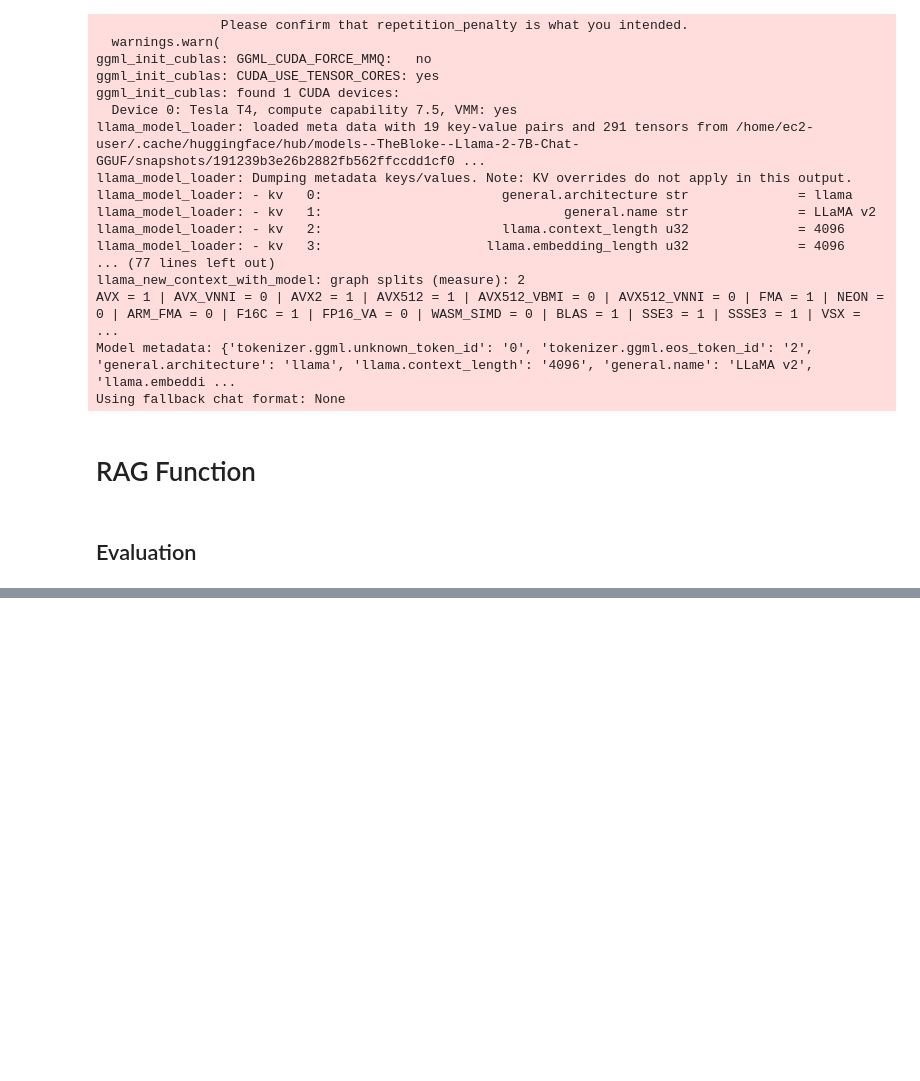
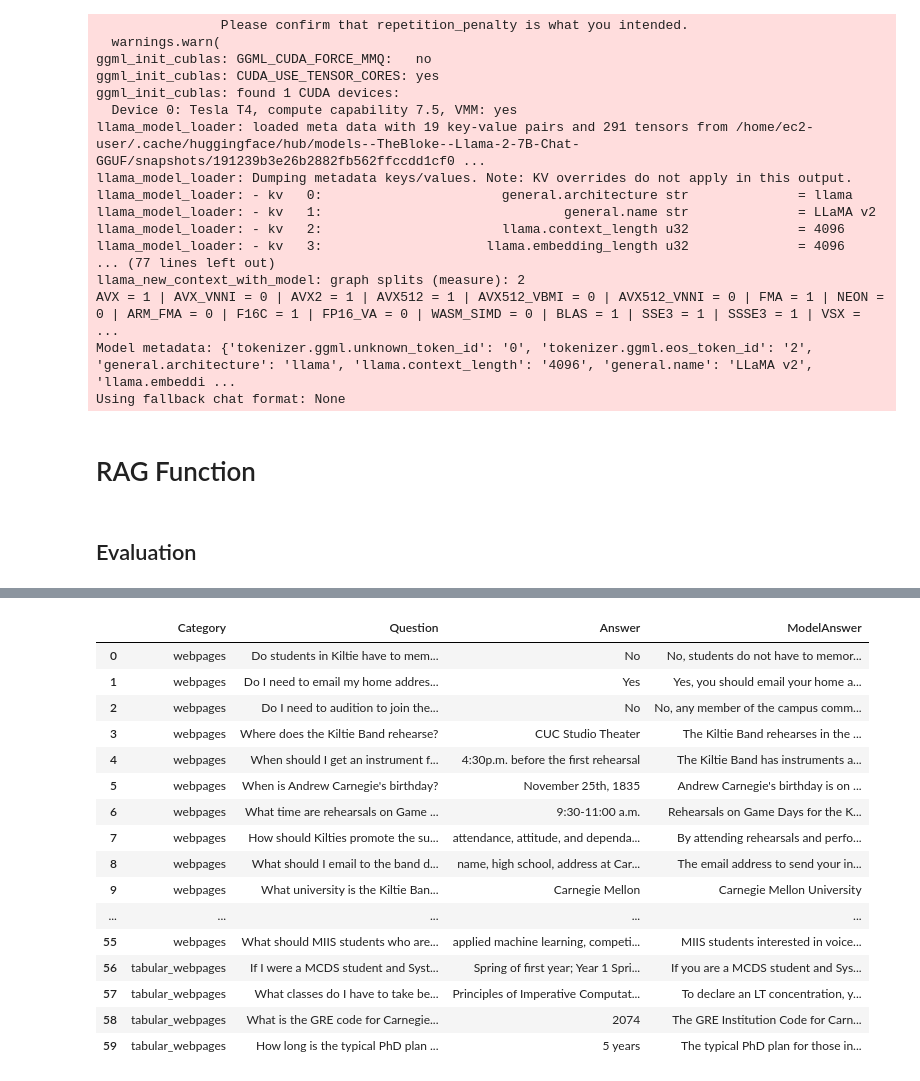
Before and after one commit to amandaLi7/NLP-RAG, a Jupyter notebook: src-rag-final/LlamaCcp-notemplate-1shot.ipynb, the cells around one changed output, grey strips where cells are left out. Cells and saved outputs as stored; diff of their text form; code cells hidden in the pictures; blank space fills up the shorter version.

```diff
--- a/src-rag-final/LlamaCcp-notemplate-1shot.ipynb
+++ b/src-rag-final/LlamaCcp-notemplate-1shot.ipynb
@@ -147,5 +118,5 @@ embedding_model = HuggingFaceEmbeddings(
 # %%
-FAISS_FILE = '../faiss_index_total_papers_only'
+FAISS_FILE = '../faiss_index_total_final'
 # num_retrieved_docs: int = 5
 # num_docs_final: int = 3
 KNOWLEDGE_VECTOR_DATABASE = FAISS.load_local(FAISS_FILE, embedding_model, allow_dangerous_deserialization = True)
@@ -240,7 +211,7 @@ def answer_llama_new(
     context = "\nExtracted documents:\n"
     context += "".join([f"Document {str(i)}:::\n" + doc for i, doc in enumerate(relevant_docs_content)])
 
-    context_and_question = f"Please provide concise answers. Extract the most relevant information from the given context while keeping the responses as short as possible. Include multiple correct answers if necessary. If no relevant context, then say I dont know.\n\nContext:\n{context}\n\nQuestion:\n{question}\n\nAgain we just want main key points in the answers. For example, if the question is 'What is the biggest planet in the solar system?'; the answer should be 'Jupiter'\n.Answer:"
+    context_and_question = f"Please provide concise answers. Extract the most relevant information from the given context while keeping the responses as short as possible. Include multiple correct answers if necessary. If no relevant context, then say 'I dont know'.\n\nContext:\n{context}\n\nQuestion:\n{question}\n\nAgain we just want main key points in the answers. For example, if the question is 'What is the biggest planet in the solar system?'; the answer should be 'Jupiter'\n.Answer:"
 
     answer = llm.invoke(context_and_question)
 
@@ -319,10 +357,10 @@ df_with_model_answers.head()
 # %%
 # with additional extraction prompt after generation without prompt
-type(df['ModelAnswer'][0]),type(df['Answer'][0])
-df = df.astype(str)  # Convert columns to string type
+type(df_with_model_answers['ModelAnswer'][0]),type(df_with_model_answers['Answer'][0])
+df_with_model_answers = df_with_model_answers.astype(str)  # Convert columns to string type
 
 from evaluation_csv import total_score_csv
-exact_match, f1_score, recall_score = total_score_csv(df['ModelAnswer'], df['Answer'])
+exact_match, f1_score, recall_score = total_score_csv(df_with_model_answers['ModelAnswer'], df_with_model_answers['Answer'])
 print(f'Exact match: {exact_match}')
 print(f'F1 score: {f1_score}')
 print(f'Recall score: {recall_score}')
@@ -337,0 +400,20 @@ for category in df['Category'].unique():
+# %%
+display(df_with_model_answers.head(60))
+# %% [output]
+|  | Category | Question | Answer | ModelAnswer |
+| 0 | webpages | Do students in Kiltie have to mem... | No | No, students do not have to memor... |
+| 1 | webpages | Do I need to email my home addres... | Yes | Yes, you should email your home a... |
+| 2 | webpages | Do I need to audition to join the... | No | No, any member of the campus comm... |
+| 3 | webpages | Where does the Kiltie Band rehearse? | CUC Studio Theater | The Kiltie Band rehearses in the ... |
+| 4 | webpages | When should I get an instrument f... | 4:30p.m. before the first rehearsal | The Kiltie Band has instruments a... |
+| 5 | webpages | When is Andrew Carnegie's birthday? | November 25th, 1835 | Andrew Carnegie's birthday is on ... |
+| 6 | webpages | What time are rehearsals on Game ... | 9:30-11:00 a.m. | Rehearsals on Game Days for the K... |
+| 7 | webpages | How should Kilties promote the su... | attendance, attitude, and dependa... | By attending rehearsals and perfo... |
+| 8 | webpages | What should I email to the band d... | name, high school, address at Car... | The email address to send your in... |
+| 9 | webpages | What university is the Kiltie Ban... | Carnegie Mellon | Carnegie Mellon University |
+| ... | ... | ... | ... | ... |
+| 55 | webpages | What should MIIS students who are... | applied machine learning, competi... | MIIS students interested in voice... |
+| 56 | tabular_webpages | If I were a MCDS student and Syst... | Spring of first year; Year 1 Spri... | If you are a MCDS student and Sys... |
+| 57 | tabular_webpages | What classes do I have to take be... | Principles of Imperative Computat... | To declare an LT concentration, y... |
+| 58 | tabular_webpages | What is the GRE code for Carnegie... | 2074 | The GRE Institution Code for Carn... |
+| 59 | tabular_webpages | How long is the typical PhD plan ... | 5 years | The typical PhD plan for those in... |
```
Also changed, not shown: parts of 14 cells of this notebook, 5 other files.
